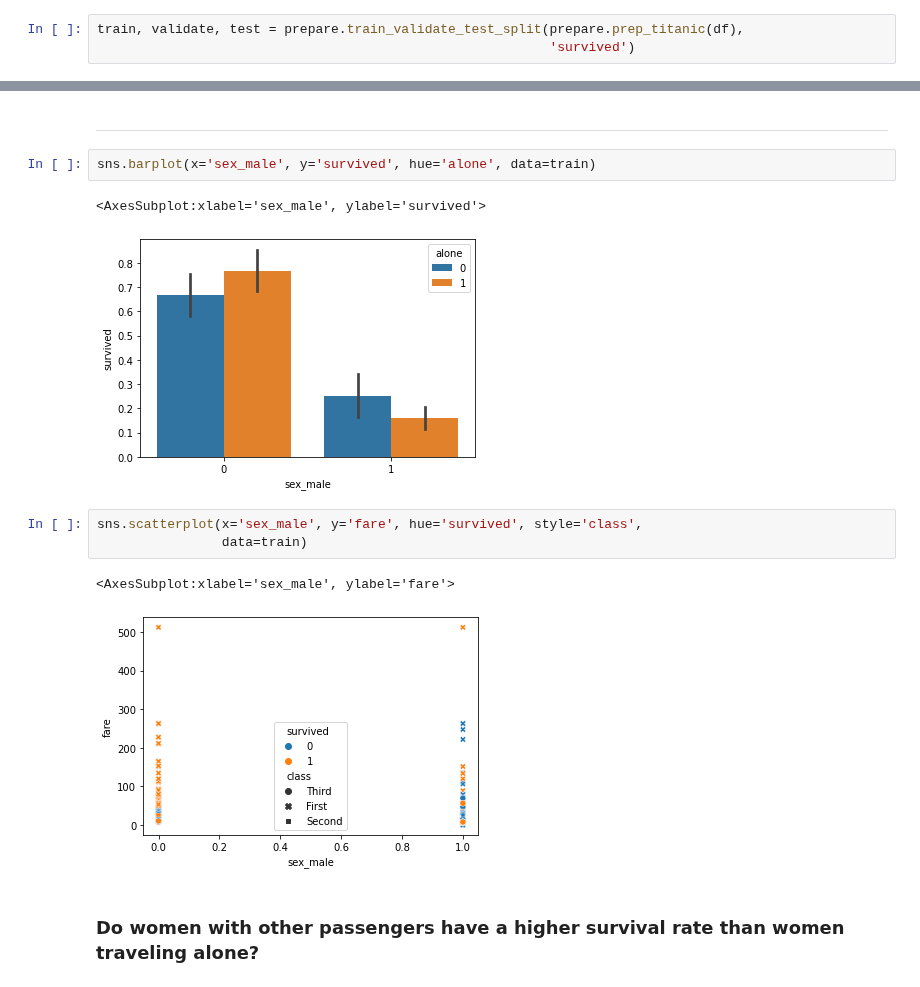
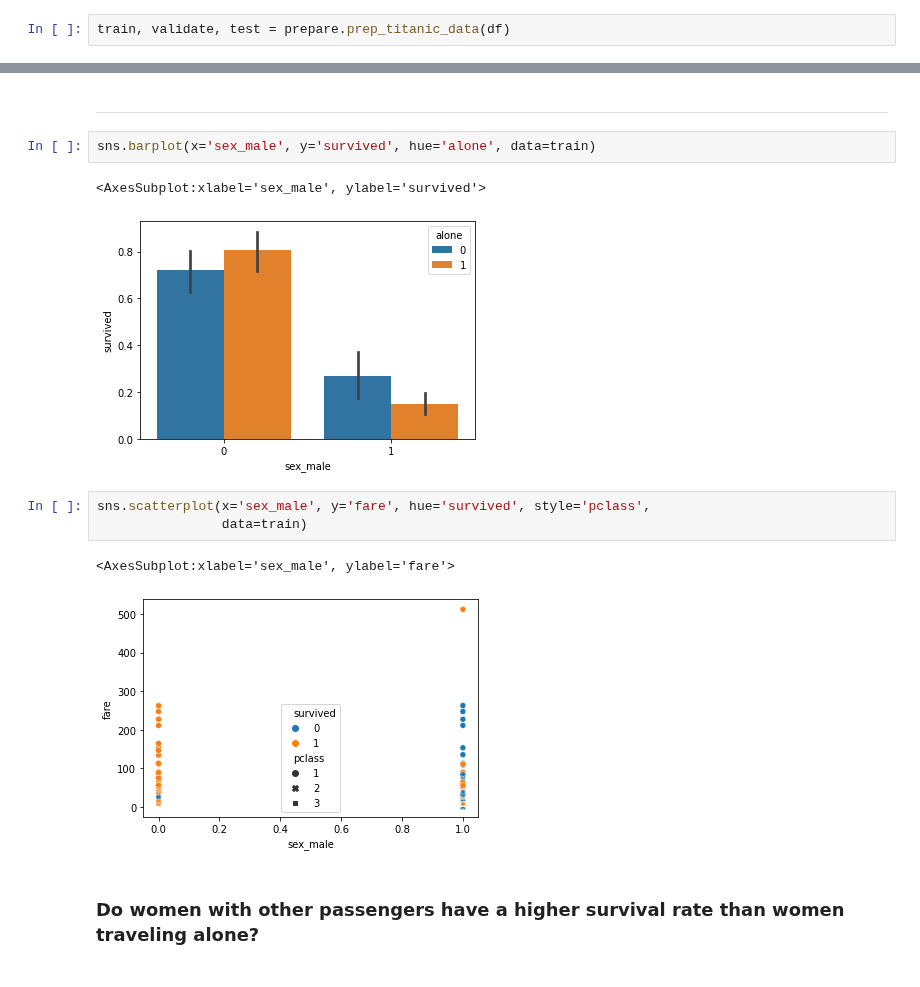
Before and after one commit to markydoug/classification-exercises, a Jupyter notebook: explore_lesson.ipynb, the cells around one changed output, grey strips where cells are left out. Cells and saved outputs as stored; diff of their text form.

```diff
--- a/explore_lesson.ipynb
+++ b/explore_lesson.ipynb
@@ -104,8 +104,7 @@ Prepare the Titanic data. We apply the same steps before splitting so that we ha
 
 - Let's investigate and determine what are best options are for handling the missing ages
 # %%
-train, validate, test = prepare.train_validate_test_split(prepare.prep_titanic(df),
-                                                          'survived')
+train, validate, test = prepare.prep_titanic_data(df)
 # %%
 # peek
 train.head(2)
@@ -555,13 +566,13 @@ _____________________
 sns.barplot(x='sex_male', y='survived', hue='alone', data=train)
 # %% [output]
 <AxesSubplot:xlabel='sex_male', ylabel='survived'>
-[figure, old version]
+[figure, new version]
 # %%
-sns.scatterplot(x='sex_male', y='fare', hue='survived', style='class',
+sns.scatterplot(x='sex_male', y='fare', hue='survived', style='pclass',
                 data=train)
 # %% [output]
 <AxesSubplot:xlabel='sex_male', ylabel='fare'>
-[figure, old version]
+[figure, new version]
 # %% [markdown]
 ### Do women with other passengers have a higher survival rate than women traveling alone?
 # %%
```
Also changed, not shown: parts of 18 cells of this notebook.
